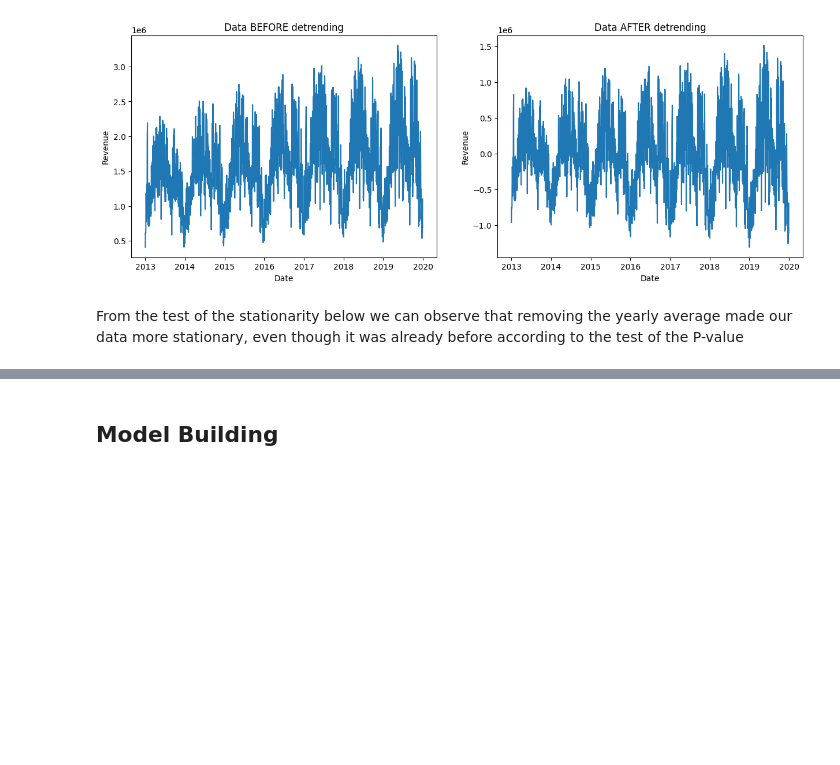
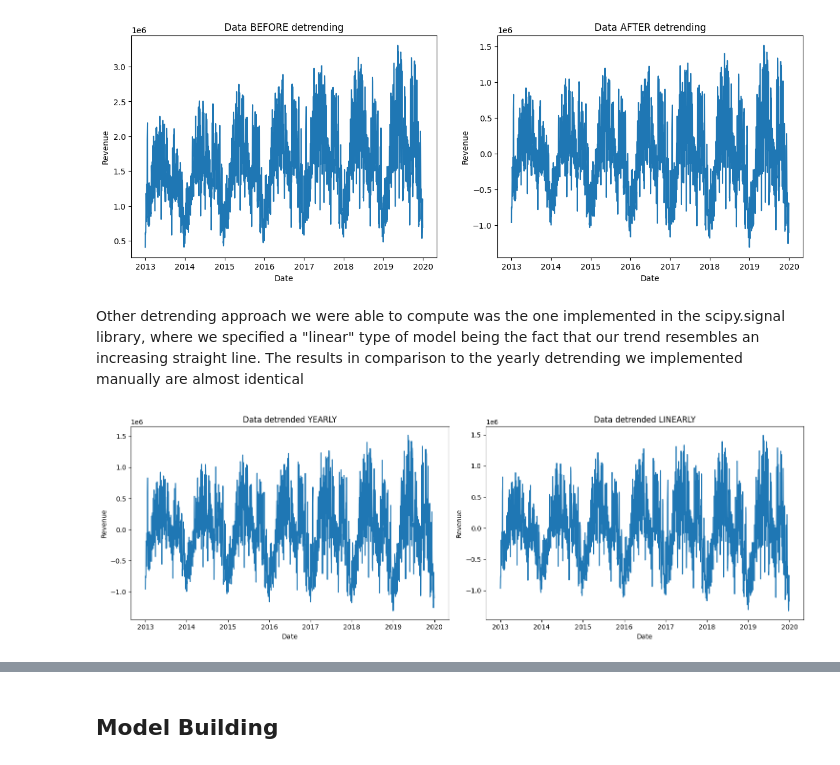
Before and after one commit to gpassoni/forecasting2024, a Jupyter notebook: merged.ipynb, the cells around one changed output, grey strips where cells are left out. Saved outputs shown, nothing was run; the diff lists cells and outputs as text; code cells hidden in the pictures; blank space fills up the shorter version.

Commit message:
Exploratory and stationarity fixed

```diff
--- a/merged.ipynb
+++ b/merged.ipynb
@@ -286,5 +269,29 @@ ax[1].set_xlabel("Date")
 ax[1].set_ylabel("Revenue");
 # %% [output]
 [figure]
-# %% [markdown]
-From the test of the stationarity below we can observe that removing the yearly average made our data more stationary, even though it was already before according to the test of the P-value
+# %% [markdown]
+Other detrending approach we were able to compute was the one implemented in the scipy.signal library, where we specified a "linear" type of model being the fact that our trend resembles an increasing straight line. The results in comparison to the yearly detrending we implemented manually are almost identical
+# %%
+from scipy.signal import detrend
+
+detrended_scipy = detrend(df_filtered['Revenue'], type="linear")
+detrended_scipy = pd.Series(detrended_scipy, index=df_filtered.index)
+detrended_scipy_df = df_filtered.copy()
+detrended_scipy_df["Revenue"] = detrended_scipy
+
+
+fig, ax = plt.subplots(ncols=2, figsize=(15, 5))
+ax[0].plot(detrended_yearly.Date, detrended_yearly.Revenue)
+ax[0].set_title("Data detrended YEARLY")
+ax[0].set_xlabel("Date")
+ax[0].set_ylabel("Revenue")
+
+ax[1].plot(detrended_scipy_df.Date, detrended_scipy_df.Revenue)
+ax[1].set_title("Data detrended LINEARLY")
+ax[1].set_xlabel("Date")
+ax[1].set_ylabel("Revenue");
+
+plt.tight_layout()
+plt.show()
+# %% [output]
+[figure, added]
```
Also changed, not shown: parts of 14 cells of this notebook.
